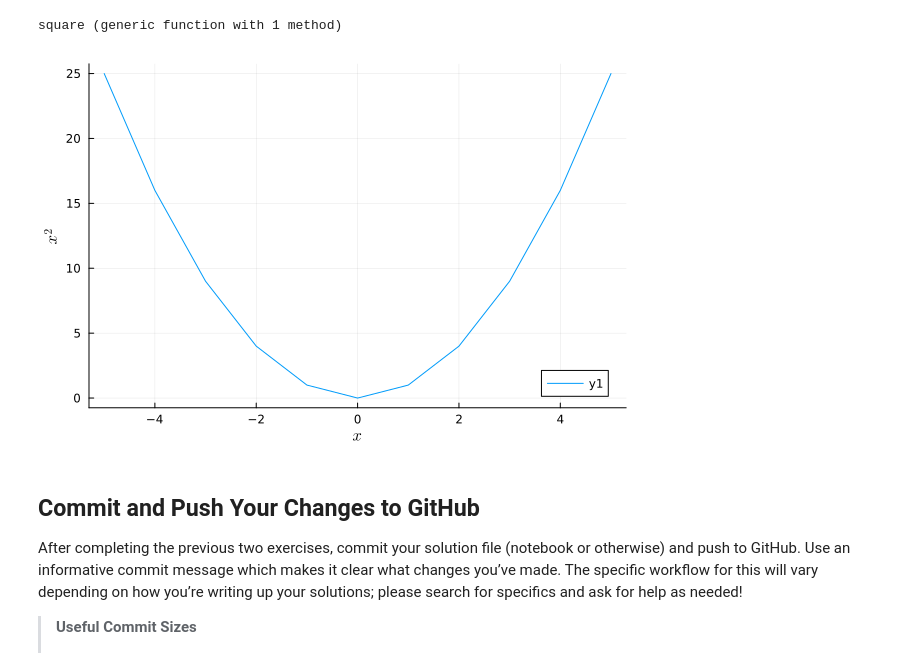
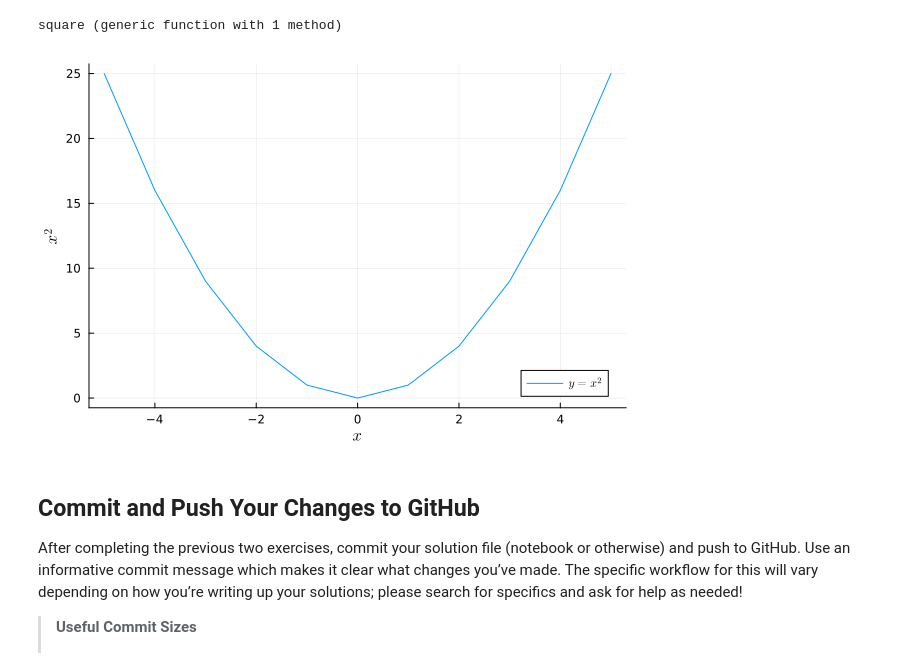
Before and after one commit to BEE4750-FA24/lab-1-rms428, a Jupyter notebook: lab01.ipynb, the cells around one changed output. Cells and saved outputs as stored; diff of their text form; code cells hidden in the pictures.

```diff
--- a/lab01.ipynb
+++ b/lab01.ipynb
@@ -271,13 +271,12 @@ square (generic function with 1 method)
 # %%
 x = collect(-5:5)
 squared = []
 for i in x
     squared = append!(squared, square(i))
 end
-plot(x, squared, xlabel = "\$x\$", ylabel = "\$x^2\$")
-# plot(squared, label="data", legend=:topleft, xlabel = "index of x value", ylabel = "x2")
+plot(x, squared, label = "\$y = x^2\$", xlabel = "\$x\$", ylabel = "\$x^2\$")
 # %% [output]
-[figure, old version]
+[figure, new version]
 # %% [markdown]
 ## Commit and Push Your Changes to GitHub
 
```
Also changed, not shown: parts of 1 cell of this notebook.
